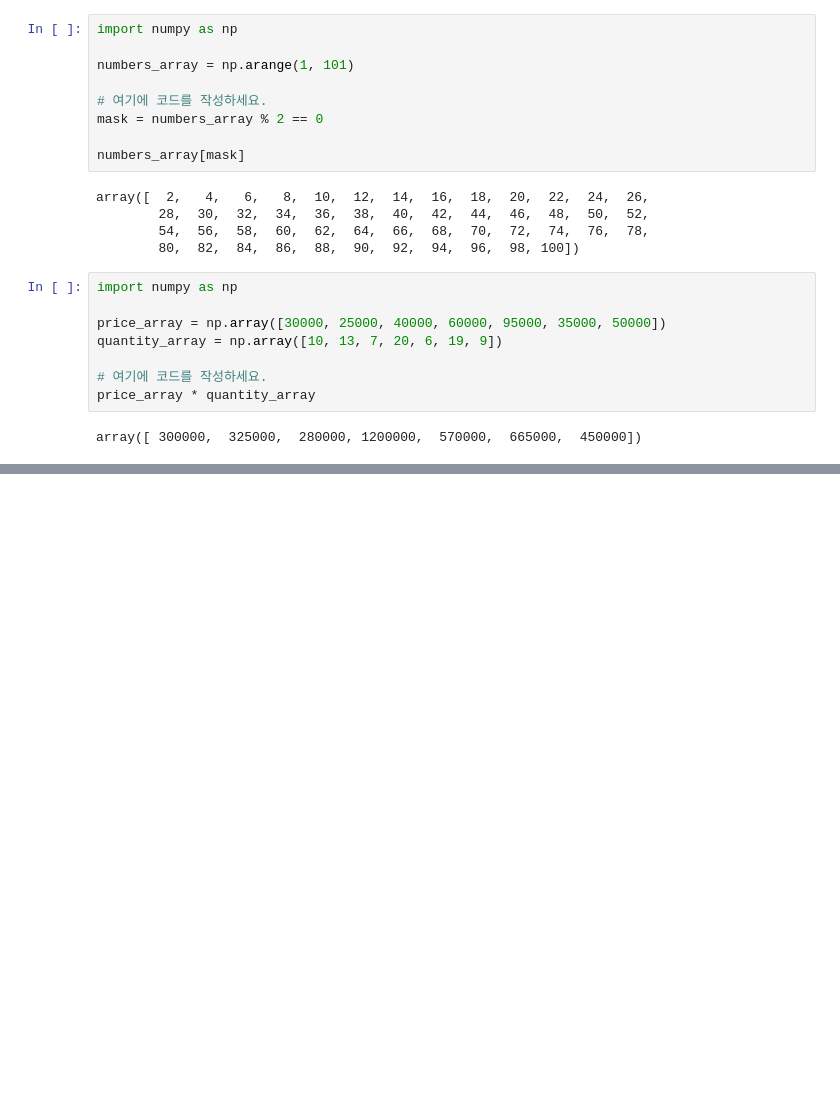
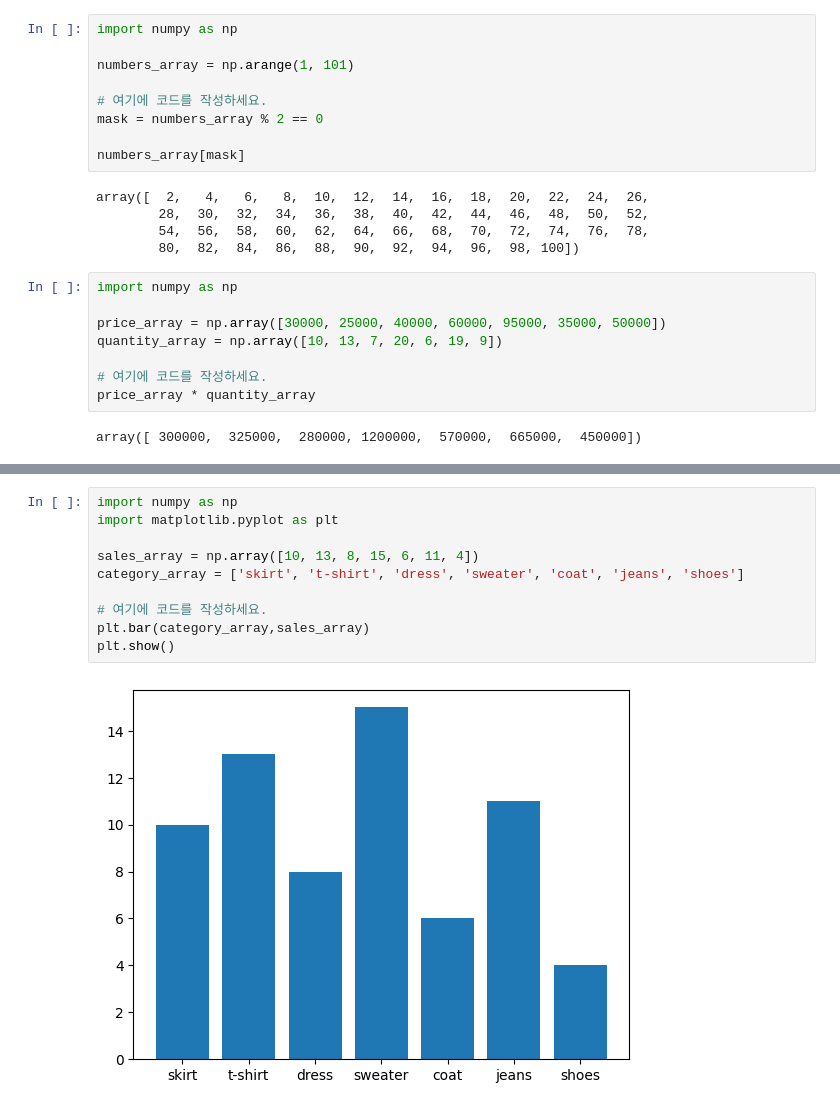
Before and after one commit to Dkor-1/tool, a Jupyter notebook: toolkit.ipynb, the cells around one changed output, grey strips where cells are left out. Saved outputs shown, nothing was run; the diff lists cells and outputs as text; blank space fills up the shorter version.

```diff
--- a/toolkit.ipynb
+++ b/toolkit.ipynb
@@ -96,0 +137,12 @@ array([ 300000,  325000,  280000, 1200000,  570000,  665000,  450000])
+# %%
+import numpy as np
+import matplotlib.pyplot as plt
+
+sales_array = np.array([10, 13, 8, 15, 6, 11, 4])
+category_array = ['skirt', 't-shirt', 'dress', 'sweater', 'coat', 'jeans', 'shoes']
+
+# 여기에 코드를 작성하세요.
+plt.bar(category_array,sales_array)
+plt.show()
+# %% [output]
+[figure, added]
```
Also changed, not shown: parts of 8 cells of this notebook.
